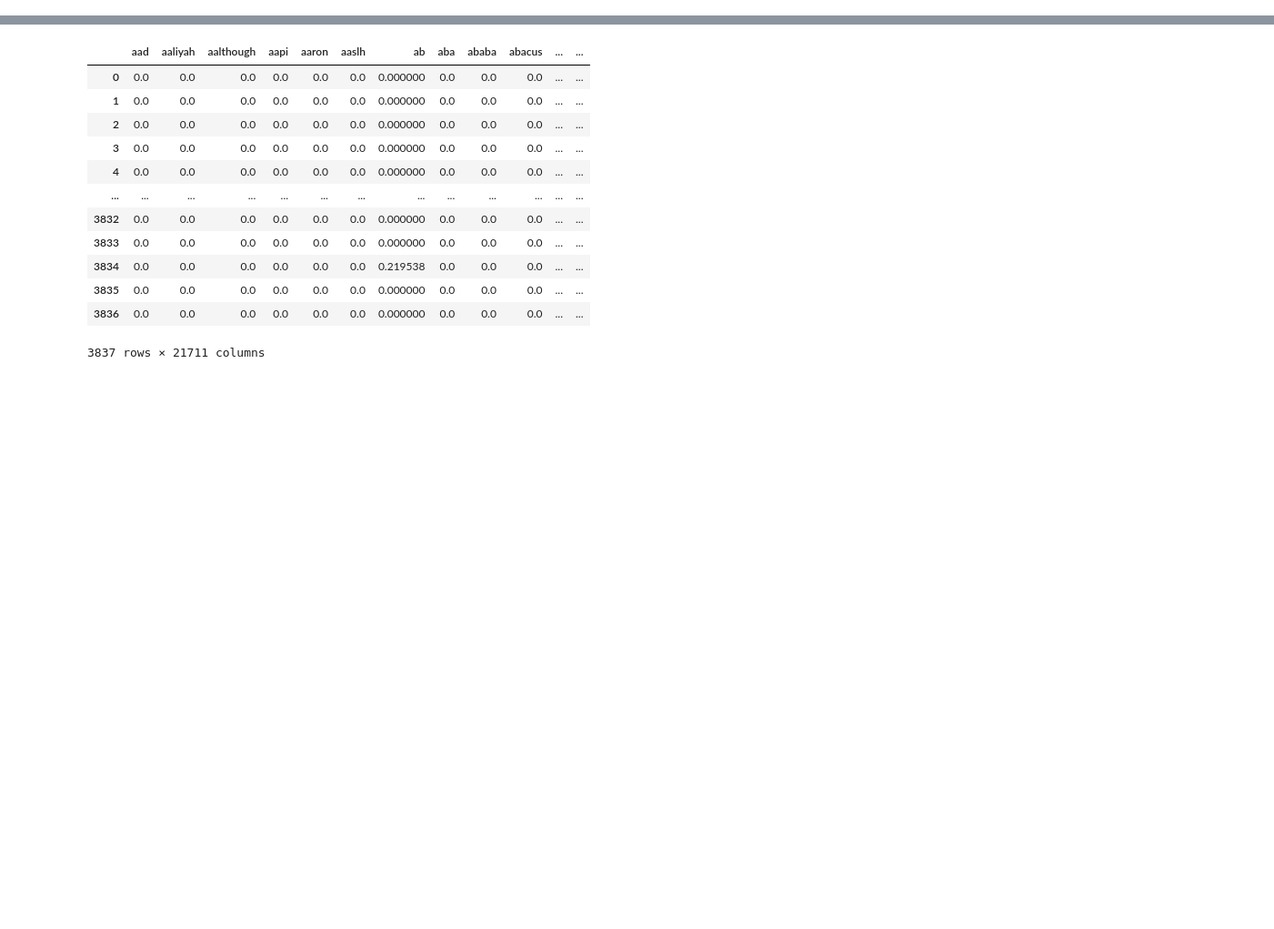
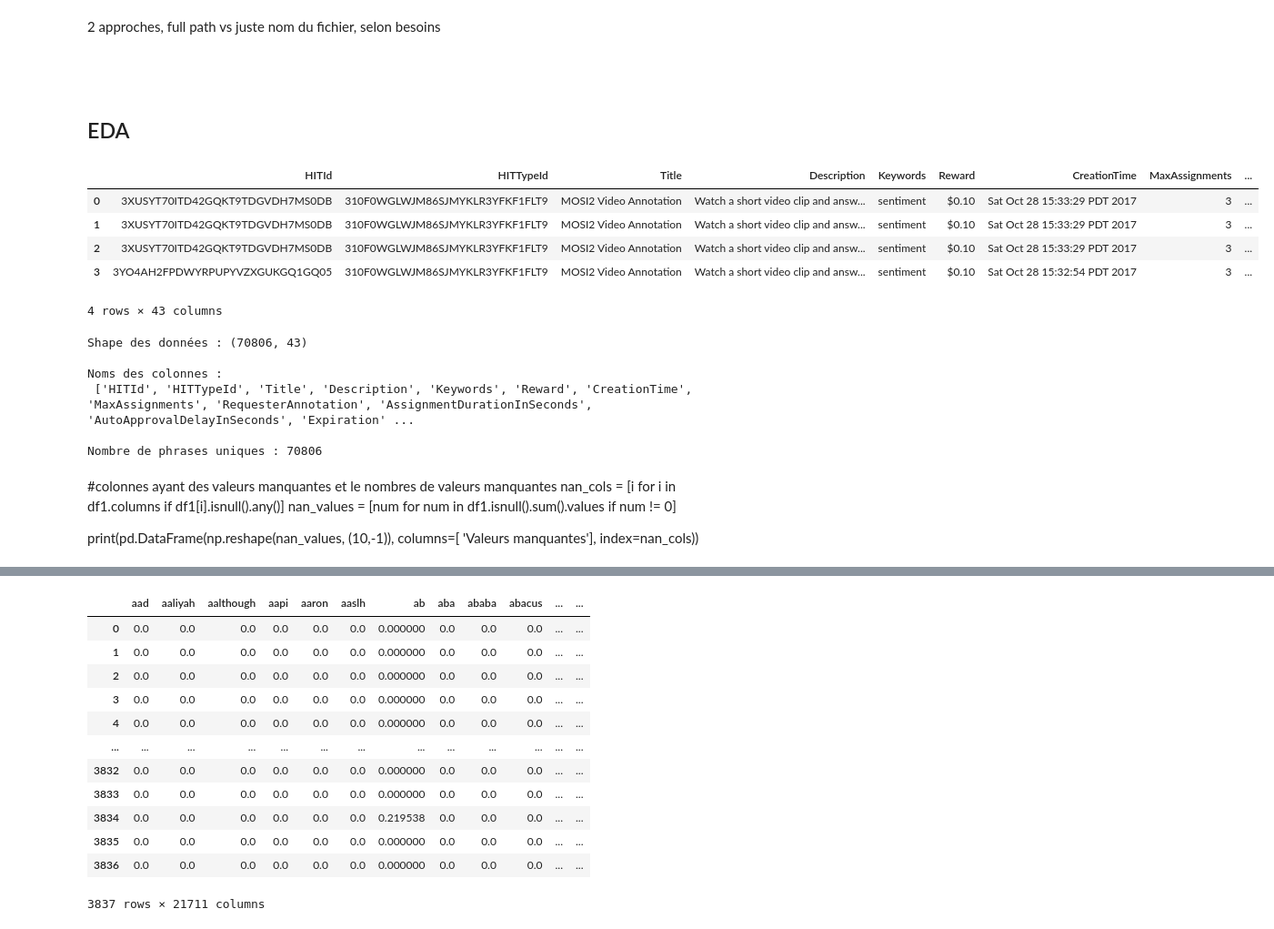
Before and after one commit to phgz/emotion, a Jupyter notebook: notebooks/text_cleaning.ipynb, the cells around one changed output, grey strips where cells are left out. Shown at 91% size. Saved outputs shown, nothing was run; the diff lists cells and outputs as text; code cells hidden in the pictures; blank space fills up the shorter version.

```diff
--- a/notebooks/text_cleaning.ipynb
+++ b/notebooks/text_cleaning.ipynb
@@ -10,5 +18,7 @@ from collections import Counter
 
 #nltk.download('stopwords')
+# %% [markdown]
+2 approches, full path vs juste nom du fichier, selon besoins
 # %%
 def list_files_paths(root_dir):
     files_paths = []
@@ -26,0 +42,48 @@ def list_filenames(root_dir):
+# %% [markdown]
+##
+# %% [markdown]
+## EDA
+# %%
+
+label_files = glob.glob(f"{labels_dir}/*.csv")
+
+df_list = []
+
+for filename in label_files:
+    df = pd.read_csv(filename, index_col=None, header=0)
+    df_list.append(df)
+
+full_frame = pd.concat(df_list, axis=0, ignore_index=True)
+
+#df1 = pd.read_csv("E:\Raw\Labels\\pom_extra_sqa_mono_results.csv")
+
+display(full_frame.head(4))
+
+print(f"Shape des données : {(full_frame.shape[0], full_frame.shape[1])} \n ")
+
+print(f"Noms des colonnes : \n {full_frame.columns.to_list()} \n ")
+
+
+
+print(f"Nombre de phrases uniques : {len(full_frame['AssignmentId'].unique())}")
+# %% [output]
+|  | HITId | HITTypeId | Title | Description | Keywords | Reward | CreationTime | MaxAssignments | ... |
+| 0 | 3XUSYT70ITD42GQKT9TDGVDH7MS0DB | 310F0WGLWJM86SJMYKLR3YFKF1FLT9 | MOSI2 Video Annotation | Watch a short video clip and answ... | sentiment | $0.10 | Sat Oct 28 15:33:29 PDT 2017 | 3 | ... |
+| 1 | 3XUSYT70ITD42GQKT9TDGVDH7MS0DB | 310F0WGLWJM86SJMYKLR3YFKF1FLT9 | MOSI2 Video Annotation | Watch a short video clip and answ... | sentiment | $0.10 | Sat Oct 28 15:33:29 PDT 2017 | 3 | ... |
+| 2 | 3XUSYT70ITD42GQKT9TDGVDH7MS0DB | 310F0WGLWJM86SJMYKLR3YFKF1FLT9 | MOSI2 Video Annotation | Watch a short video clip and answ... | sentiment | $0.10 | Sat Oct 28 15:33:29 PDT 2017 | 3 | ... |
+| 3 | 3YO4AH2FPDWYRPUPYVZXGUKGQ1GQ05 | 310F0WGLWJM86SJMYKLR3YFKF1FLT9 | MOSI2 Video Annotation | Watch a short video clip and answ... | sentiment | $0.10 | Sat Oct 28 15:32:54 PDT 2017 | 3 | ... |
+4 rows × 43 columns
+Shape des données : (70806, 43)
+
+Noms des colonnes :
+ ['HITId', 'HITTypeId', 'Title', 'Description', 'Keywords', 'Reward', 'CreationTime', 'MaxAssignments', 'RequesterAnnotation', 'AssignmentDurationInSeconds', 'AutoApprovalDelayInSeconds', 'Expiration' ...
+
+Nombre de phrases uniques : 70806
+# %% [markdown]
+#colonnes ayant des valeurs manquantes et le nombres de valeurs manquantes
+nan_cols = [i for i in df1.columns if df1[i].isnull().any()]
+nan_values = [num for num in df1.isnull().sum().values if num != 0]
+
+
+
+print(pd.DataFrame(np.reshape(nan_values, (10,-1)), columns=[ 'Valeurs manquantes'], index=nan_cols))
```
Also changed, not shown: parts of 21 cells of this notebook.
